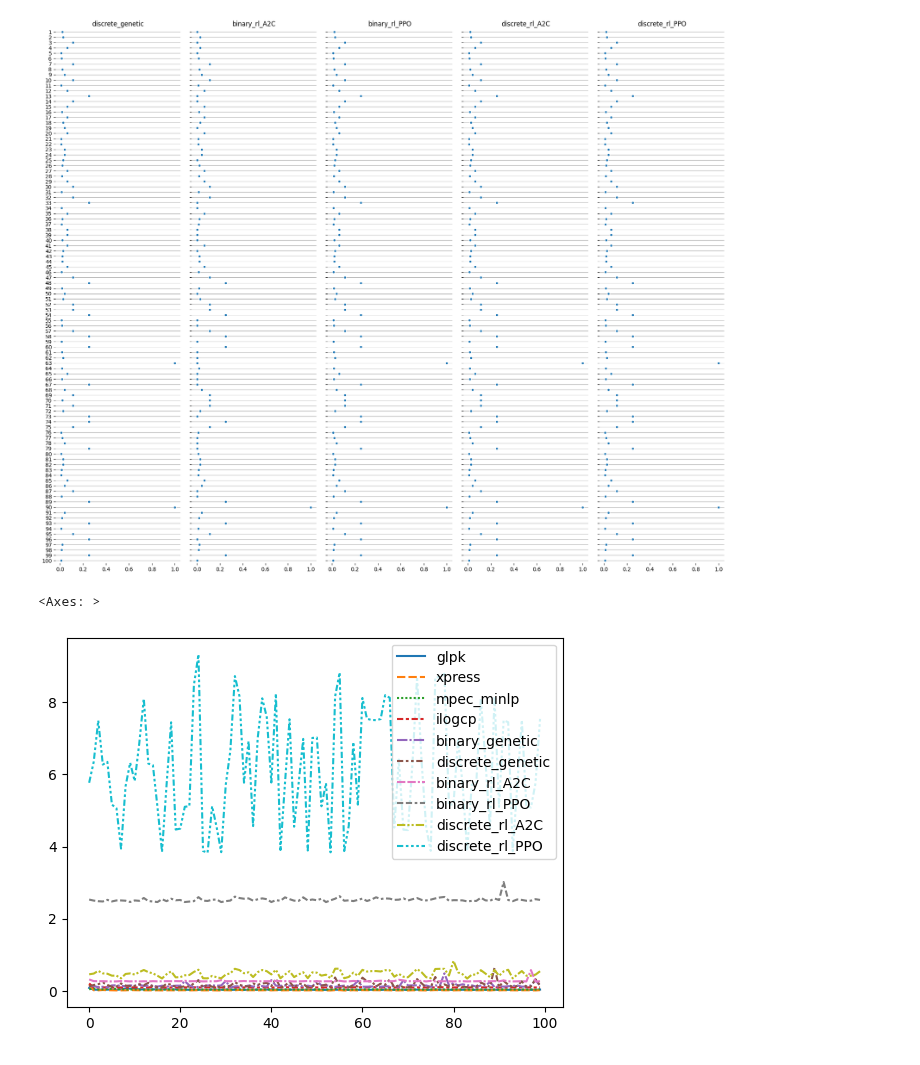
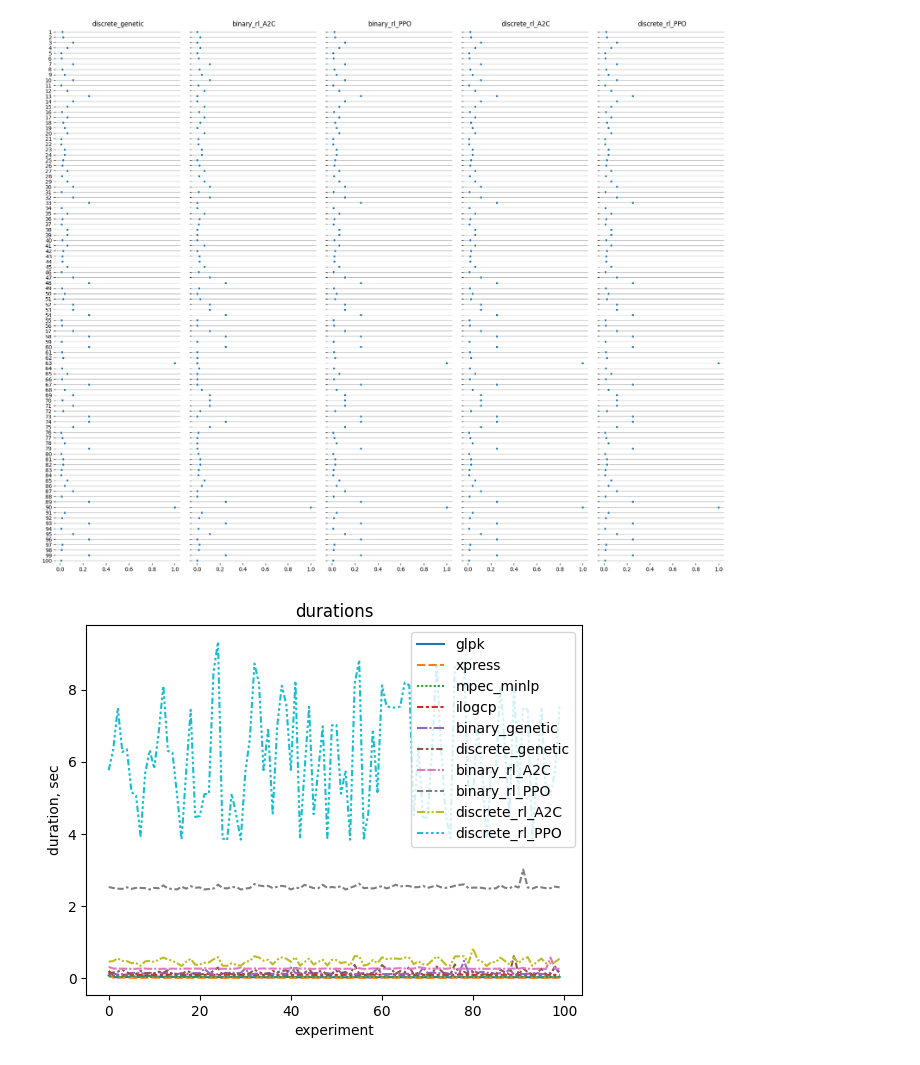
Before and after one commit to Dambr/yewking, a Jupyter notebook: task_description/draw_dataset.ipynb, the cells around one changed output. Drawn from its saved outputs; the diff is of its cells as text; code cells hidden in the pictures.

```diff
--- a/task_description/draw_dataset.ipynb
+++ b/task_description/draw_dataset.ipynb
@@ -164,6 +164,7 @@ def draw_fitnesses_plot(df):
     sns.despine(left=True, bottom=True)
 # %%
 def draw_durations_polt(df):
+    plt.title('durations')
     plt.xlabel('experiment')
     plt.ylabel('duration, sec')
     sns.lineplot(data=df)
@@ -182,7 +183,6 @@ for fitness_df in fitnesses_dfs:
 # %%
 # Отрисовка графика длительностей экспериментов
 durations_df = pd.DataFrame(durations_dataset)
-sns.lineplot(data=durations_df)
+draw_durations_polt(durations_df)
 # %% [output]
-<Axes: >
-[figure, old version]
+[figure, new version]
```
